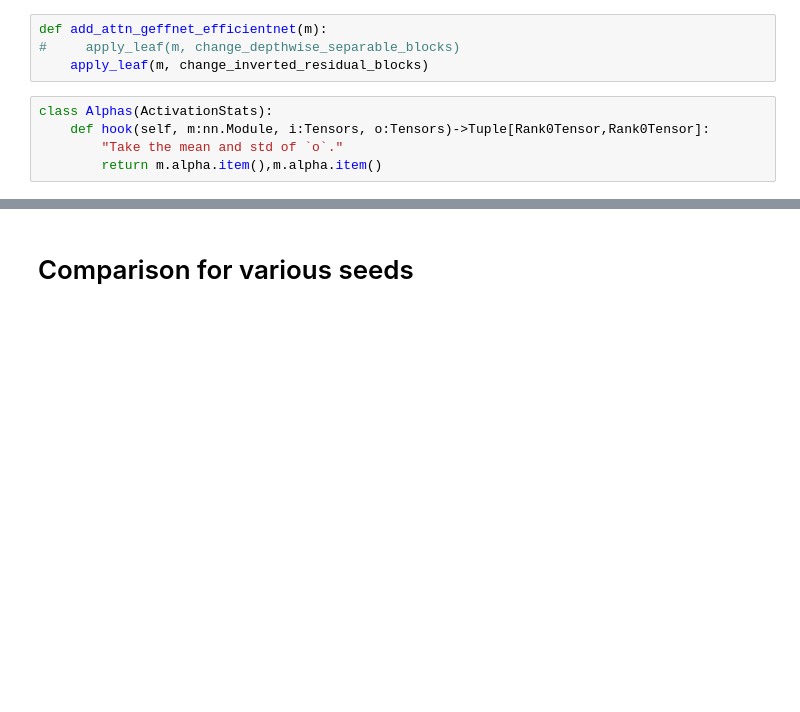
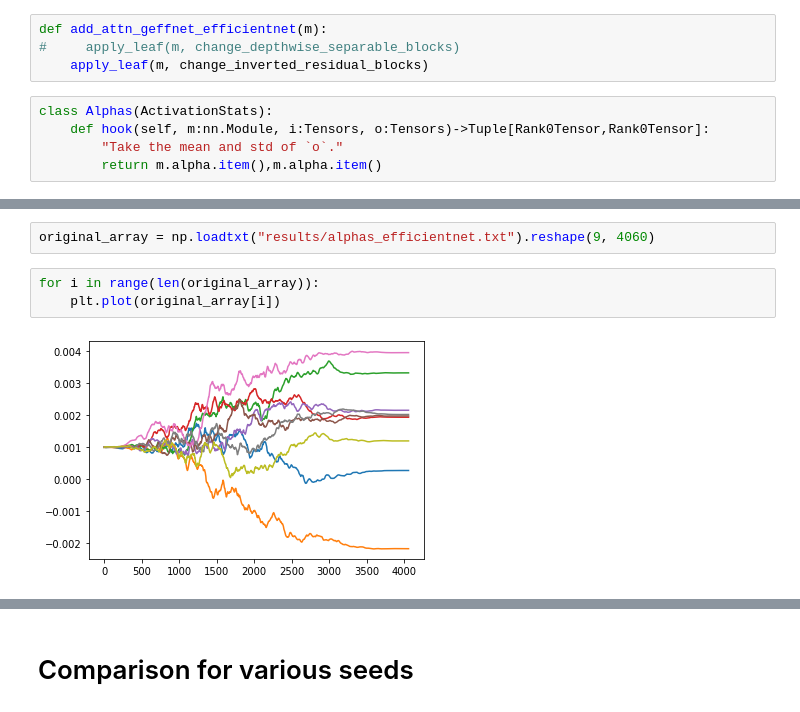
Before and after one commit to mikealche/tesis, a Jupyter notebook: Test Attention Analysis on EfficientNet.ipynb, the cells around one changed output, grey strips where cells are left out. Drawn from its saved outputs; the diff is of its cells as text; blank space fills up the shorter version.

```diff
--- a/Test Attention Analysis on EfficientNet.ipynb
+++ b/Test Attention Analysis on EfficientNet.ipynb
@@ -429,0 +462,7 @@ AttributeError: 'Learner' object has no attribute 'alphas'
+# %%
+original_array = np.loadtxt("results/alphas_efficientnet.txt").reshape(9, 4060)
+# %%
+for i in range(len(original_array)):
+    plt.plot(original_array[i])
+# %% [output]
+[figure, added]
```
Also changed, not shown: parts of 14 cells of this notebook, 3 other files.
